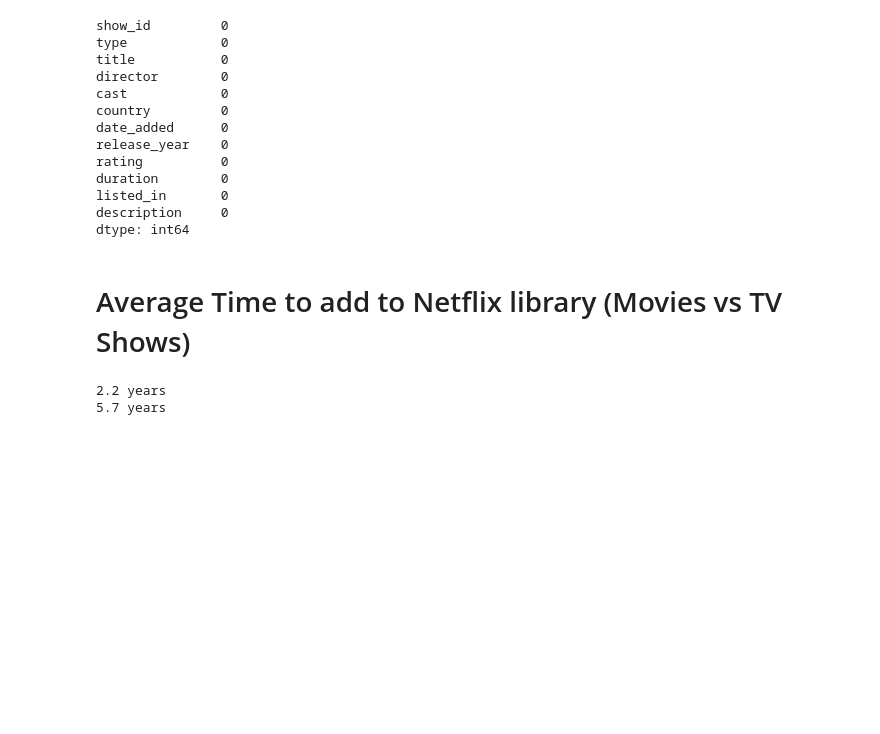
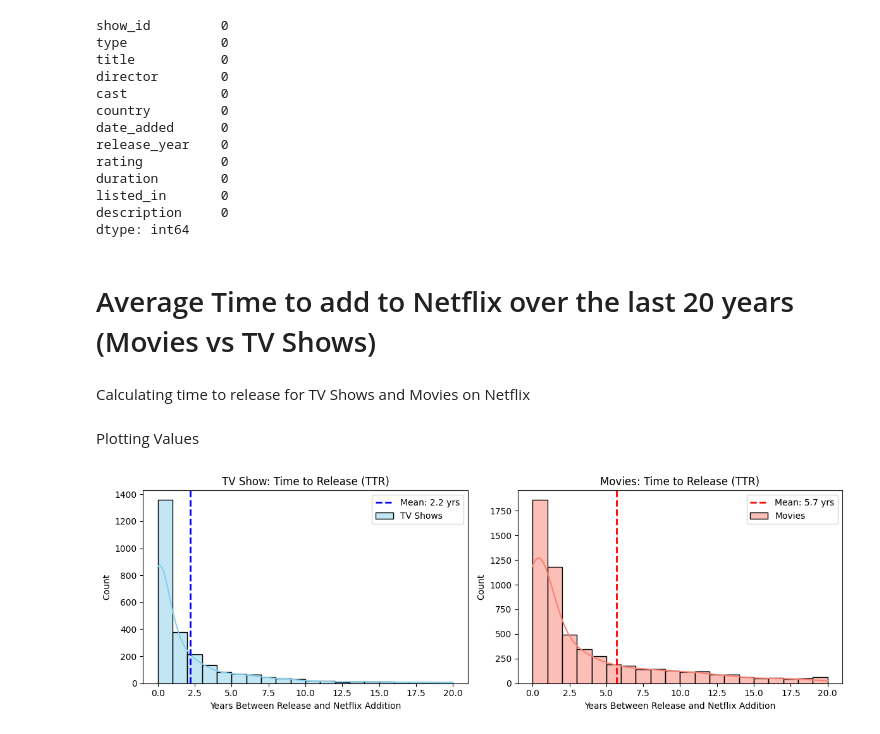
Before and after one commit to devanshkp/netflix-eda, a Jupyter notebook: netflix_EDA.ipynb, the cells around one changed output. Cells and saved outputs as stored; diff of their text form; code cells hidden in the pictures; blank space fills up the shorter version.

Commit message:
Analysis Part 1 - Time to Release

```diff
--- a/netflix_EDA.ipynb
+++ b/netflix_EDA.ipynb
@@ -75,20 +76,57 @@ listed_in       0
 description     0
 dtype: int64
 # %% [markdown]
-# Average Time to add to Netflix library (Movies vs TV Shows)
+# Average Time to add to Netflix over the last 20 years (Movies vs TV Shows)
+# %% [markdown]
+Calculating time to release for TV Shows and Movies on Netflix
 # %%
 df['date_added'] = pd.to_datetime(df['date_added'], errors='coerce')
 df['year_added'] = df['date_added'].dt.year
 
-tv_shows = df.loc[df['type'] == 'TV Show']
-movies = df.loc[df['type'] == 'Movie']
+tv_shows = df.loc[df['type'] == 'TV Show'].copy()
+movies = df.loc[df['type'] == 'Movie'].copy()
 
-# TTR - Time to Release
-shows_ttr_mean = round((tv_shows['year_added'] - tv_shows['release_year']).mean(), 1)
-movies_ttr_mean = round((movies['year_added'] - movies['release_year']).mean(), 1)
+# Calculate TTR (Time To Release) columns
+tv_shows['ttr'] = tv_shows['year_added'] - tv_shows['release_year']
+movies['ttr'] = movies['year_added'] - movies['release_year']
 
-print(f'{shows_ttr_mean} years')
-print(f'{movies_ttr_mean} years')
+# Filter out rows where TTR is negative or NaN
+tv_shows = tv_shows[tv_shows['ttr'] >= 0]
+movies = movies[movies['ttr'] >= 0]
+
+
+shows_ttr_mean = round(tv_shows['ttr'].mean(), 1)
+movies_ttr_mean = round(movies['ttr'].mean(), 1)
-# %% [output]
-2.2 years
-5.7 years
+# %% [markdown]
+Plotting Values
+# %%
+# Define a cutoff for zoomed-in view
+cutoff = 20
+
+# Filtered data for zoomed-in histograms
+tv_shows_zoomed = tv_shows[tv_shows['ttr'] <= cutoff]
+movies_zoomed = movies[movies['ttr'] <= cutoff]
+
+# Plot
+plt.figure(figsize=(12, 4))
+
+plt.subplot(1, 2, 1)
+sns.histplot(tv_shows_zoomed['ttr'], kde=True, color='skyblue', label='TV Shows', bins=20)
+plt.axvline(shows_ttr_mean, color='blue', linestyle='--', linewidth=2, label=f'Mean: {shows_ttr_mean} yrs')
+plt.title('TV Show: Time to Release (TTR)')
+plt.xlabel('Years Between Release and Netflix Addition')
+plt.ylabel('Count')
+plt.legend(loc='upper right')
+
+plt.subplot(1, 2, 2)
+sns.histplot(movies_zoomed['ttr'], kde=True, color='salmon', label='Movies', bins=20)
+plt.axvline(movies_ttr_mean, color='red', linestyle='--', linewidth=2, label=f'Mean: {movies_ttr_mean} yrs')
+plt.title('Movies: Time to Release (TTR)')
+plt.xlabel('Years Between Release and Netflix Addition')
+plt.ylabel('Count')
+plt.legend(loc='upper right')
+
+plt.tight_layout()
+plt.show()
+# %% [output]
+[figure, added]
```
Also changed, not shown: parts of 1 cell of this notebook.
